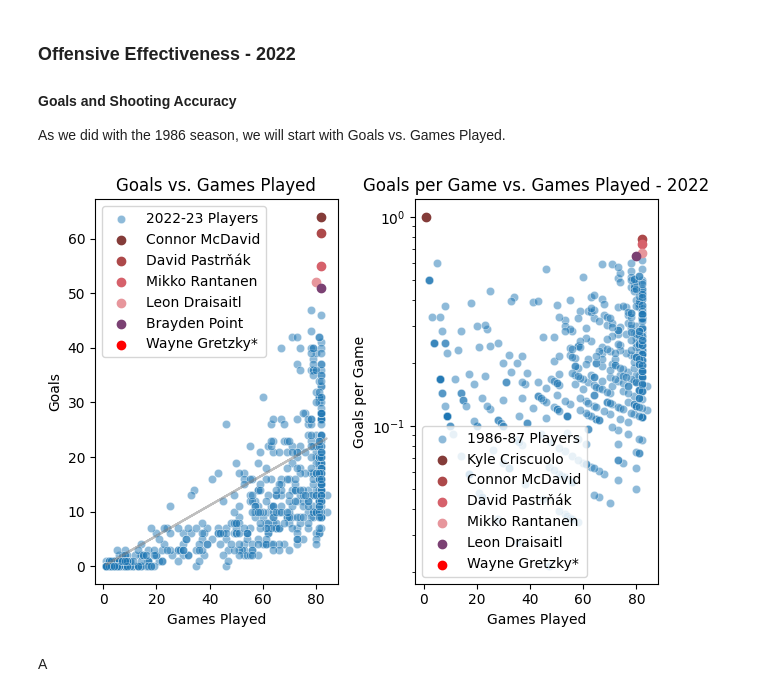
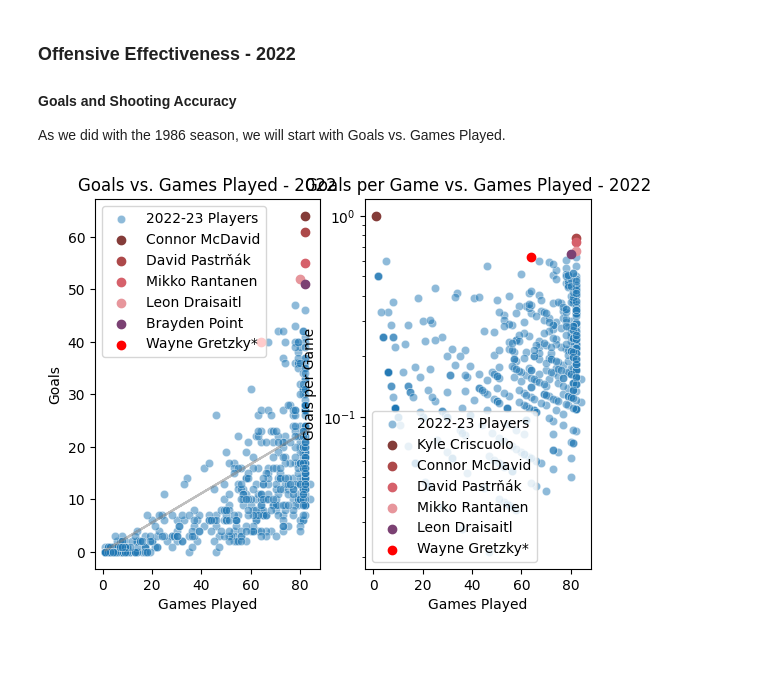
Before and after one commit to philbeet/How-Great-was-The-Great-One, a Jupyter notebook: main.ipynb, the cells around one changed output. Cells and saved outputs as stored; diff of their text form; code cells hidden in the pictures; blank space fills up the shorter version.

```diff
--- a/main.ipynb
+++ b/main.ipynb
@@ -172,7 +172,7 @@ def plotratios(ax, data:pd.DataFrame, x, y, label, title, xlabel, ylabel, alpha=
     data1['ratio'] = ratio
 
     sorted_data = data1.sort_values(by='ratio', ascending=False)
-    sns.scatterplot(x=data1[x], y=ratio, alpha=alpha, label="1986-87 Players", ax=ax)
+    sns.scatterplot(x=data1[x], y=ratio, alpha=alpha, label=label, ax=ax)
 
     cmap = plt.get_cmap("tab20b")
 
@@ -372,12 +372,9 @@ As we did with the 1986 season, we will start with Goals vs. Games Played.
 # %%
 ax = plt.subplot(1,2,1)
 regression_line = get_regression_line(szn_23_df, "GP", "G")
-ax = plot(ax, szn_23_df, "GP", "G", regression_line, "2022-23 Players", "Goals vs. Games Played", "Games Played", "Goals")
+ax = plot(ax, szn_23_df, "GP", "G", regression_line, "2022-23 Players", "Goals vs. Games Played - 2022", "Games Played", "Goals")
 
 ax2 = plt.subplot(1,2,2)
 ax2 = plotratios(ax2, szn_23_df, "GP", "G","2022-23 Players", "Goals per Game vs. Games Played - 2022", "Games Played", "Goals per Game")
-plt.tight_layout()
 # %% [output]
-[figure, old version]
+[figure, new version]
-# %% [markdown]
-A
```
Also changed, not shown: parts of 15 cells of this notebook.
